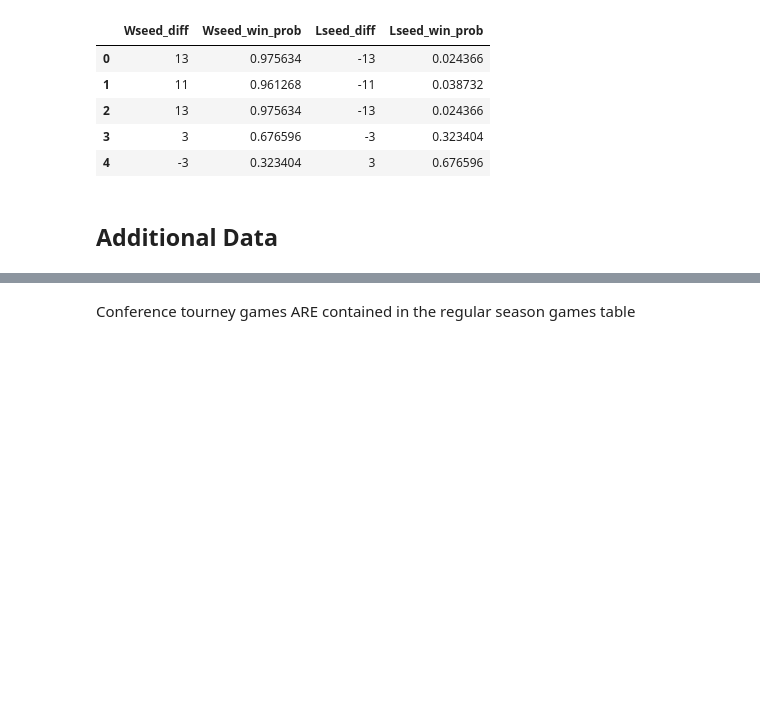
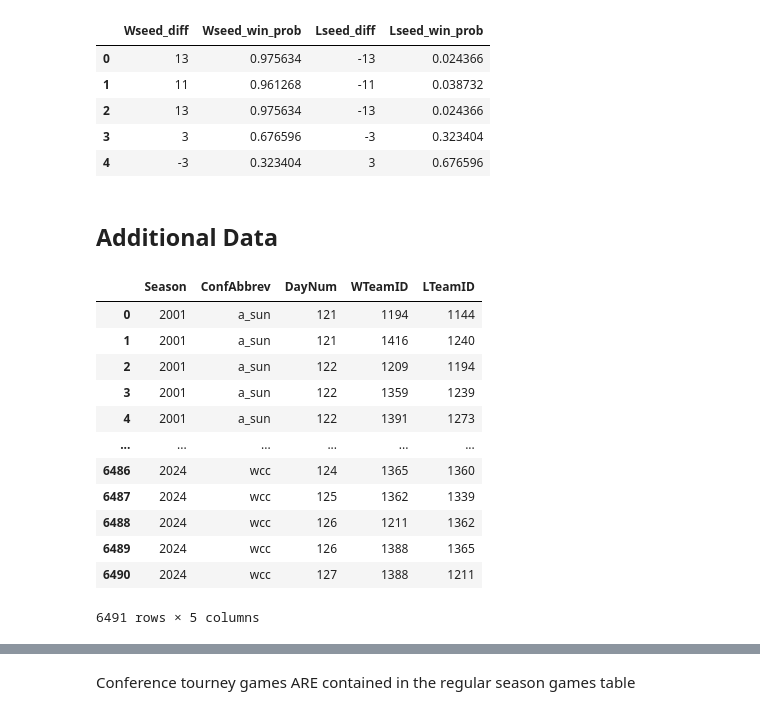
Before and after one commit to heefjones/march_madness, a Jupyter notebook: eda_detailed.ipynb, the cells around one changed output, grey strips where cells are left out. Cells and saved outputs as stored; diff of their text form; code cells hidden in the pictures; blank space fills up the shorter version.

```diff
--- a/eda_detailed.ipynb
+++ b/eda_detailed.ipynb
@@ -1069 +1205,17 @@ rounds = pd.read_csv(mroot + 'MNCAATourneySeedRoundSlots.csv')
 conf_games = pd.read_csv(mroot + 'MConferenceTourneyGames.csv')
+# %%
+conf_games
+# %% [output]
+|  | Season | ConfAbbrev | DayNum | WTeamID | LTeamID |
+| 0 | 2001 | a_sun | 121 | 1194 | 1144 |
+| 1 | 2001 | a_sun | 121 | 1416 | 1240 |
+| 2 | 2001 | a_sun | 122 | 1209 | 1194 |
+| 3 | 2001 | a_sun | 122 | 1359 | 1239 |
+| 4 | 2001 | a_sun | 122 | 1391 | 1273 |
+| ... | ... | ... | ... | ... | ... |
+| 6486 | 2024 | wcc | 124 | 1365 | 1360 |
+| 6487 | 2024 | wcc | 125 | 1362 | 1339 |
+| 6488 | 2024 | wcc | 126 | 1211 | 1362 |
+| 6489 | 2024 | wcc | 126 | 1388 | 1365 |
+| 6490 | 2024 | wcc | 127 | 1388 | 1211 |
+6491 rows × 5 columns
```
Also changed, not shown: parts of 28 cells of this notebook.
